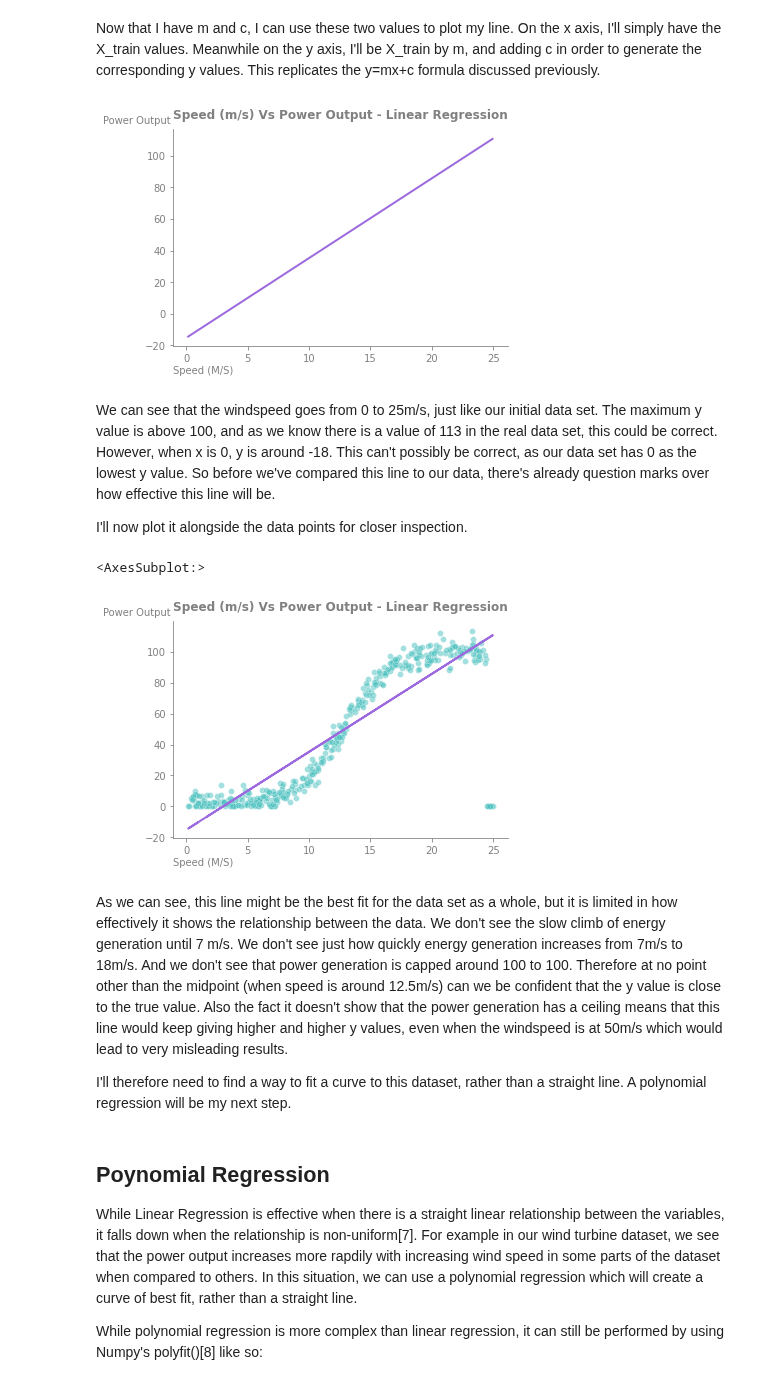
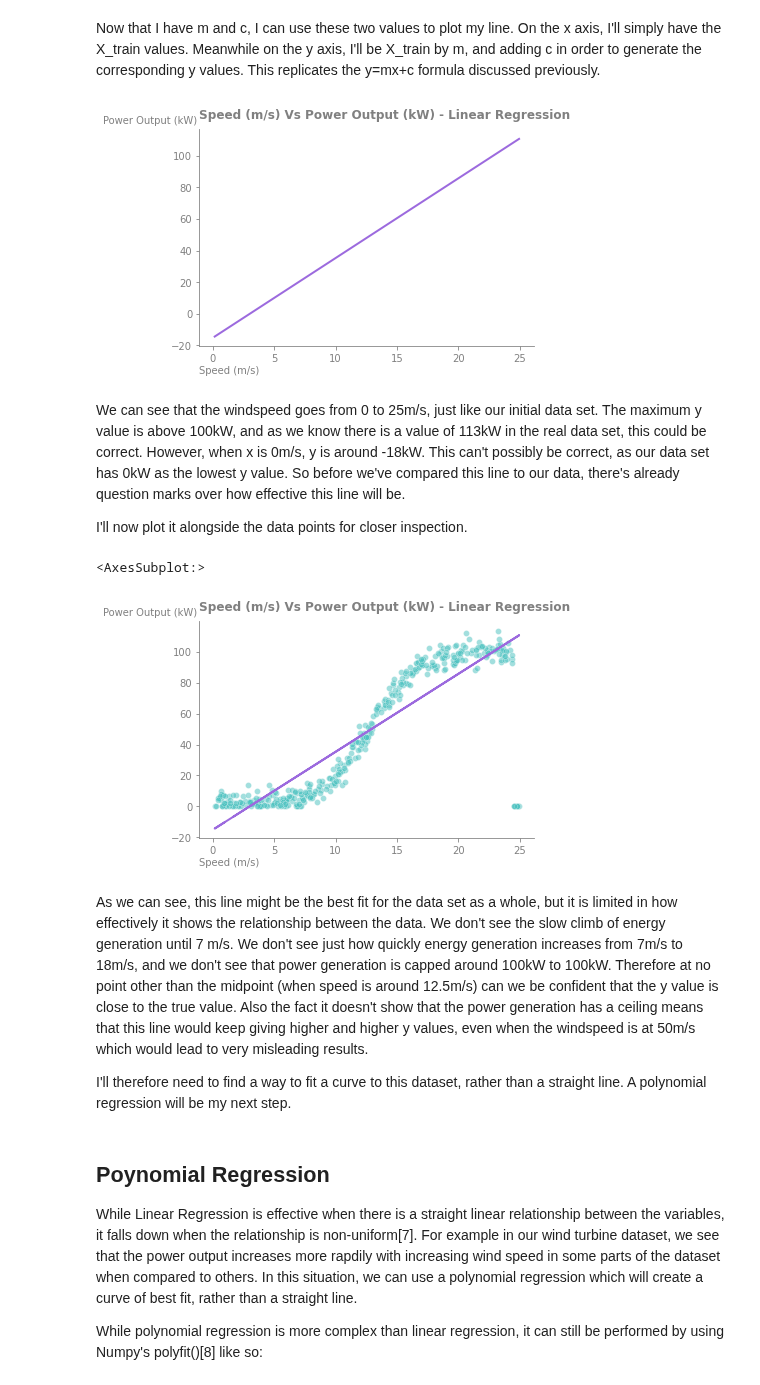
Before and after one commit to OtherBrian/fda-regression_project, a Jupyter notebook: Regression Project.ipynb, the cells around one changed output. Saved outputs shown, nothing was run; the diff lists cells and outputs as text; code cells hidden in the pictures.

```diff
--- a/Regression Project.ipynb
+++ b/Regression Project.ipynb
@@ -90,10 +90,10 @@ def format_plots(ax, title, hist=False):
     #Default to these axis labels unless it hist is set to True.
     if hist == False:
         #Placing and formatting the x axis label
-        fig.text(0.125, 0.03, 'Speed (M/S)', ha='left', color = grey)
+        fig.text(0.125, 0.03, 'Speed (m/s)', ha='left', color = grey)
 
         #Placing and formatting the y axis label
-        fig.text(0.12, 0.9, 'Power Output', ha='right', color = grey)
+        fig.text(0.12, 0.9, 'Power Output (kW)', ha='right', color = grey)
     else:
         pass
     #Edit the spines, so that we can highlight the data in the plot itself.
@@ -243,25 +243,25 @@ Now that I have m and c, I can use these two values to plot my line. On the x ax
 # %%
 fig, ax = plt.subplots()
 ax = sns.lineplot(x = X_train, y = X_train*m + c, color = '#9C6ADE', linewidth = 2)
-format_plots(ax, 'Speed (m/s) Vs Power Output - Linear Regression')
+format_plots(ax, 'Speed (m/s) Vs Power Output (kW) - Linear Regression')
 ax;
 # %% [output]
-[figure, old version]
+[figure, new version]
 # %% [markdown]
-We can see that the windspeed goes from 0 to 25m/s, just like our initial data set. The maximum y value is above 100, and as we know there is a value of 113 in the real data set, this could be correct. However, when x is 0, y is around -18. This can't possibly be correct, as our data set has 0 as the lowest y value. So before we've compared this line to our data, there's already question marks over how effective this line will be.
+We can see that the windspeed goes from 0 to 25m/s, just like our initial data set. The maximum y value is above 100kW, and as we know there is a value of 113kW in the real data set, this could be correct. However, when x is 0m/s, y is around -18kW. This can't possibly be correct, as our data set has 0kW as the lowest y value. So before we've compared this line to our data, there's already question marks over how effective this line will be.
 
 I'll now plot it alongside the data points for closer inspection.
 # %%
 fig, ax = plt.subplots()
 ax = sns.scatterplot(x = X_train, y = y_train, alpha = 0.5, color = '#47C1BF')
-format_plots(ax, 'Speed (m/s) Vs Power Output - Linear Regression')
+format_plots(ax, 'Speed (m/s) Vs Power Output (kW) - Linear Regression')
 ax.plot(X_train, X_train*m + c, color = '#9C6ADE', linewidth = 2)
 ax
 # %% [output]
 <AxesSubplot:>
-[figure, old version]
+[figure, new version]
 # %% [markdown]
-As we can see, this line might be the best fit for the data set as a whole, but it is limited in how effectively it shows the relationship between the data. We don't see the slow climb of energy generation until 7 m/s. We don't see just how quickly energy generation increases from 7m/s to 18m/s. And we don't see that power generation is capped around 100 to 100. Therefore at no point other than the midpoint (when speed is around 12.5m/s) can we be confident that the y value is close to the true value. Also the fact it doesn't show that the power generation has a ceiling means that this line would keep giving higher and higher y values, even when the windspeed is at 50m/s which would lead to very misleading results.
+As we can see, this line might be the best fit for the data set as a whole, but it is limited in how effectively it shows the relationship between the data. We don't see the slow climb of energy generation until 7 m/s. We don't see just how quickly energy generation increases from 7m/s to 18m/s, and we don't see that power generation is capped around 100kW to 100kW. Therefore at no point other than the midpoint (when speed is around 12.5m/s) can we be confident that the y value is close to the true value. Also the fact it doesn't show that the power generation has a ceiling means that this line would keep giving higher and higher y values, even when the windspeed is at 50m/s which would lead to very misleading results.
 
 I'll therefore need to find a way to fit a curve to this dataset, rather than a straight line. A polynomial regression will be my next step.
 # %% [markdown]
```
Also changed, not shown: parts of 34 cells of this notebook.
